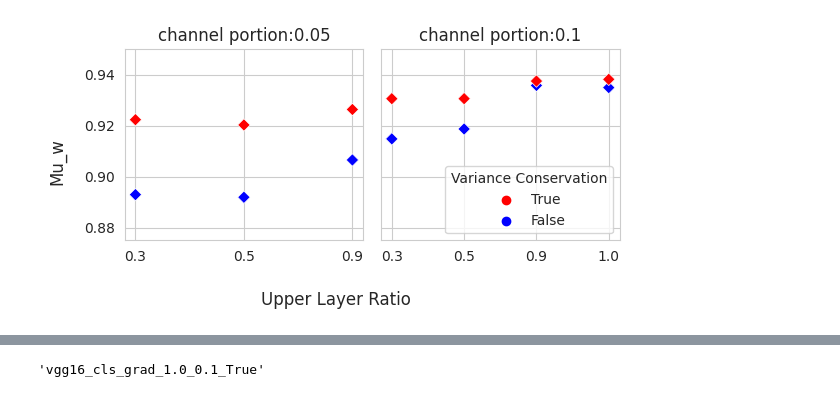
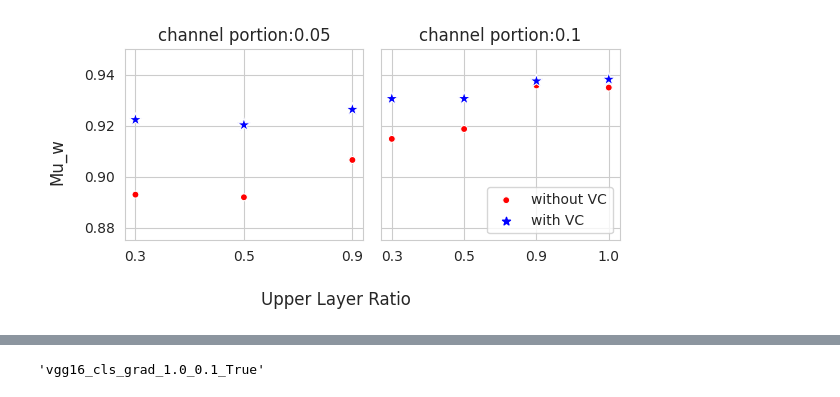
Before and after one commit to fxnnxc/parchgrad, a Jupyter notebook: labs/evaluate_attribution/custom_metric_table.ipynb, the cells around one changed output, grey strips where cells are left out. Cells and saved outputs as stored; diff of their text form; code cells hidden in the pictures.

```diff
--- a/labs/evaluate_attribution/custom_metric_table.ipynb
+++ b/labs/evaluate_attribution/custom_metric_table.ipynb
@@ -177,27 +177,28 @@ df
 # %%
 import seaborn as sns
 import matplotlib.pyplot as plt
 sns.set_style("whitegrid")
 fig, axes = plt.subplots(1,2 ,figsize=(6,3))
 
 
 qs = ['0.05', '0.1']
 
 for q, ax in zip(qs, axes):
     t = df[(df['encoder']=='resnet18')&(df['input_attrib']=='grad')&(df['quantile']==q)]
-    sns.scatterplot(x='layer_ratio', y='mu_in_w_mean', data=t, hue='variance_conservation', ax=ax, s=40, marker='D', palette=('red', 'blue'), hue_order=['True', 'False'])
+    sns.scatterplot(x='layer_ratio', y='mu_in_w_mean', data=t, hue='variance_conservation', ax=ax, s=100,
+                     style="variance_conservation", markers=['.', '*'], palette=('blue', 'red'), hue_order=['True', 'False'])
     ax.set_ylim(0.875, 0.95)
     ax.set_title(f"channel portion:{q}")
     if q == '0.05':
         ax.get_legend().remove()
     else:
-        ax.legend(loc='lower right', title='Variance Conservation')
+        ax.legend(['without VC', 'with VC'], loc='lower right', title=None)
         ax.set_yticklabels([])
     ax.set_ylabel(None)
     ax.set_xlabel(None)
 fig.supylabel("Mu_w")
 fig.supxlabel("Upper Layer Ratio")
 plt.tight_layout()
 plt.savefig("outputs/resnet18_mu.pdf")
 # %% [output]
-[figure, old version]
+[figure, new version]
```
Also changed, not shown: parts of 6 cells of this notebook, 3 other files.
